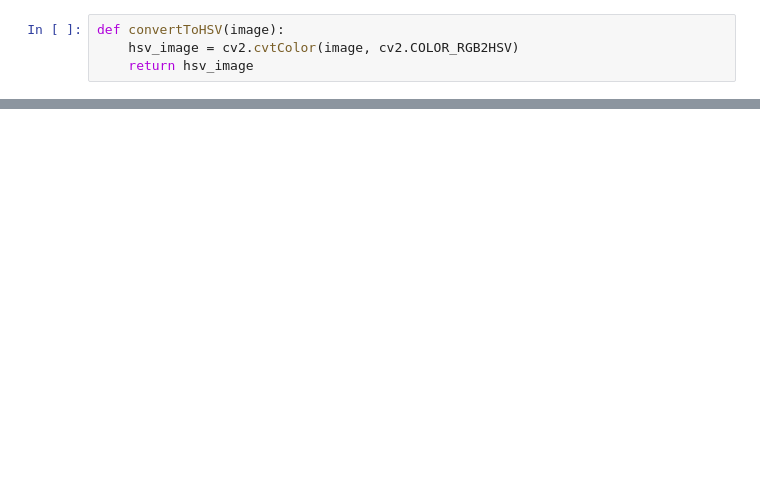
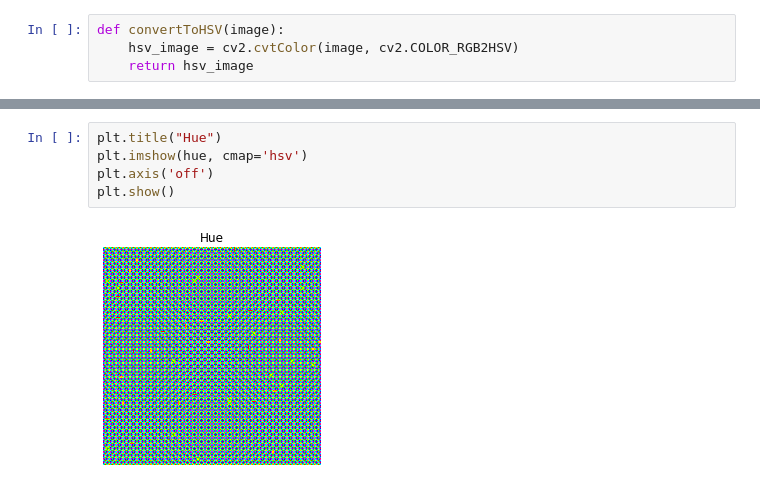
Before and after one commit to Youssef-Awad2004/Image-Task2, a Jupyter notebook: task.ipynb, the cells around one changed output, grey strips where cells are left out. Saved outputs shown, nothing was run; the diff lists cells and outputs as text; blank space fills up the shorter version.

```diff
--- a/task.ipynb
+++ b/task.ipynb
@@ -92,0 +105,7 @@ plt.show()
+# %%
+plt.title("Hue")
+plt.imshow(hue, cmap='hsv')
+plt.axis('off')
+plt.show()
+# %% [output]
+[figure, added]
```
Also changed, not shown: parts of 13 cells of this notebook.
